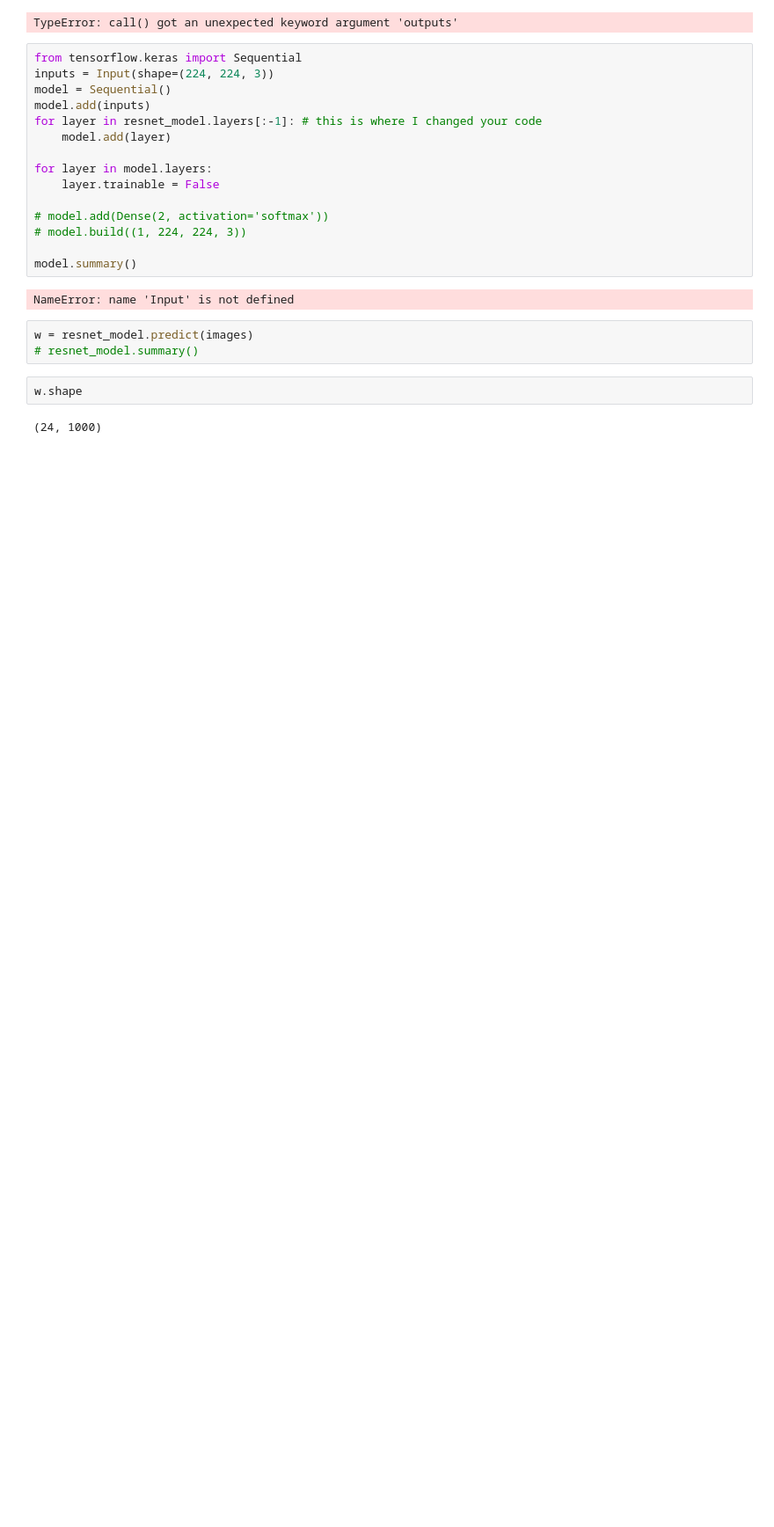
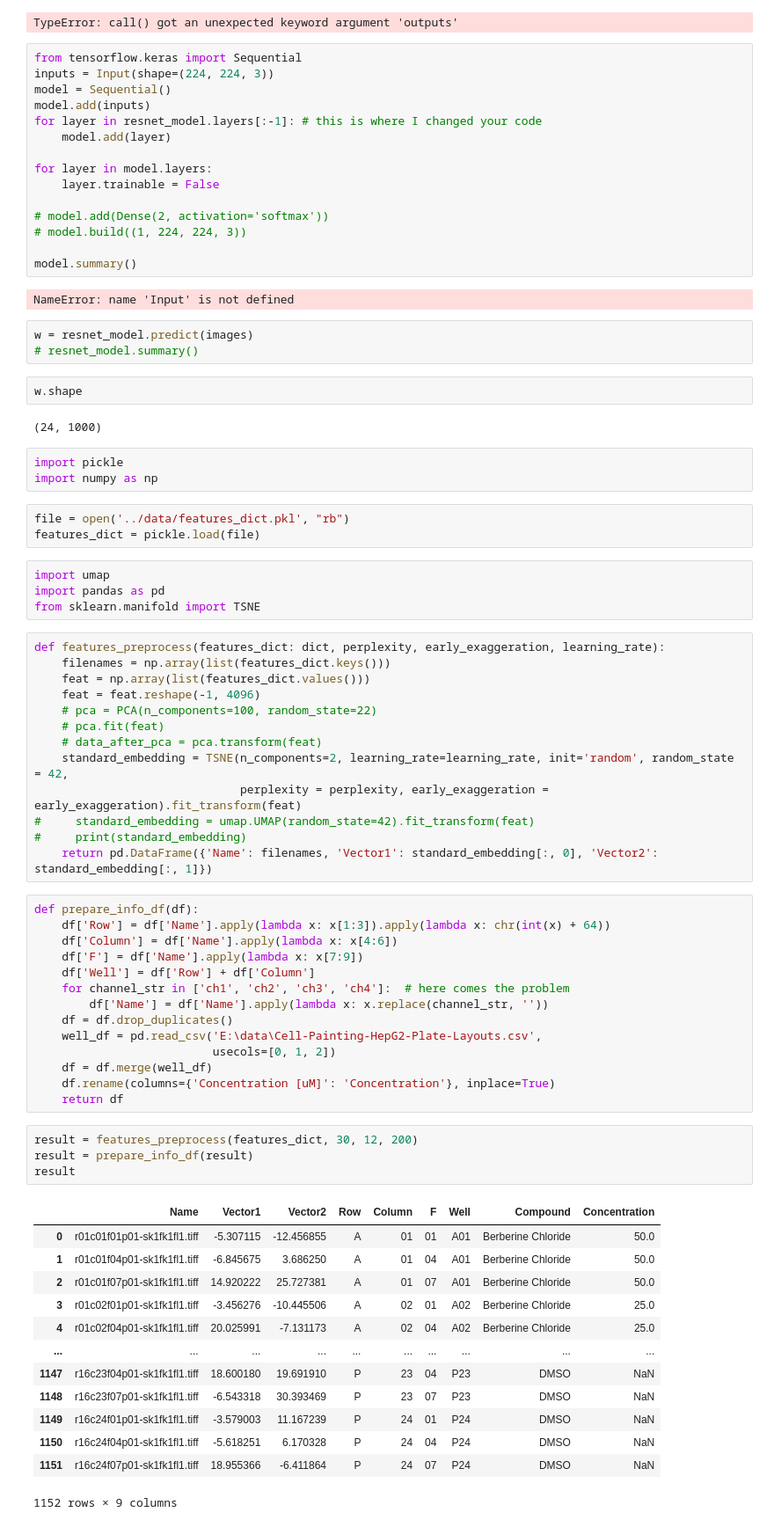
Before and after one commit to Imrauviel/cell-painting-dashboard, a Jupyter notebook: notebooks/VGG19+pca+tsne(kradzione).ipynb, the cells around one changed output. Shown at 88% size. Cells and saved outputs as stored; diff of their text form; blank space fills up the shorter version.

```diff
--- a/notebooks/VGG19+pca+tsne(kradzione).ipynb
+++ b/notebooks/VGG19+pca+tsne(kradzione).ipynb
@@ -270,3 +270,58 @@ w = resnet_model.predict(images)
 w.shape
 # %% [output]
 (24, 1000)
+# %%
+import pickle
+import numpy as np
+# %%
+file = open('../data/features_dict.pkl', "rb")
+features_dict = pickle.load(file)
+# %%
+import umap
+import pandas as pd
+from sklearn.manifold import TSNE
+# %%
+def features_preprocess(features_dict: dict, perplexity, early_exaggeration, learning_rate):
+    filenames = np.array(list(features_dict.keys()))
+    feat = np.array(list(features_dict.values()))
+    feat = feat.reshape(-1, 4096)
+    # pca = PCA(n_components=100, random_state=22)
+    # pca.fit(feat)
+    # data_after_pca = pca.transform(feat)
+    standard_embedding = TSNE(n_components=2, learning_rate=learning_rate, init='random', random_state = 42,
+                              perplexity = perplexity, early_exaggeration = early_exaggeration).fit_transform(feat)
+#     standard_embedding = umap.UMAP(random_state=42).fit_transform(feat)
+#     print(standard_embedding)
+    return pd.DataFrame({'Name': filenames, 'Vector1': standard_embedding[:, 0], 'Vector2': standard_embedding[:, 1]})
+# %%
+def prepare_info_df(df):
+    df['Row'] = df['Name'].apply(lambda x: x[1:3]).apply(lambda x: chr(int(x) + 64))
+    df['Column'] = df['Name'].apply(lambda x: x[4:6])
+    df['F'] = df['Name'].apply(lambda x: x[7:9])
+    df['Well'] = df['Row'] + df['Column']
+    for channel_str in ['ch1', 'ch2', 'ch3', 'ch4']:  # here comes the problem
+        df['Name'] = df['Name'].apply(lambda x: x.replace(channel_str, ''))
+    df = df.drop_duplicates()
+    well_df = pd.read_csv('E:\data\Cell-Painting-HepG2-Plate-Layouts.csv',
+                          usecols=[0, 1, 2])
+    df = df.merge(well_df)
+    df.rename(columns={'Concentration [uM]': 'Concentration'}, inplace=True)
+    return df
+# %%
+result = features_preprocess(features_dict, 30, 12, 200)
+result = prepare_info_df(result)
+result
+# %% [output]
+|  | Name | Vector1 | Vector2 | Row | Column | F | Well | Compound | Concentration |
+| 0 | r01c01f01p01-sk1fk1fl1.tiff | -5.307115 | -12.456855 | A | 01 | 01 | A01 | Berberine Chloride | 50.0 |
+| 1 | r01c01f04p01-sk1fk1fl1.tiff | -6.845675 | 3.686250 | A | 01 | 04 | A01 | Berberine Chloride | 50.0 |
+| 2 | r01c01f07p01-sk1fk1fl1.tiff | 14.920222 | 25.727381 | A | 01 | 07 | A01 | Berberine Chloride | 50.0 |
+| 3 | r01c02f01p01-sk1fk1fl1.tiff | -3.456276 | -10.445506 | A | 02 | 01 | A02 | Berberine Chloride | 25.0 |
+| 4 | r01c02f04p01-sk1fk1fl1.tiff | 20.025991 | -7.131173 | A | 02 | 04 | A02 | Berberine Chloride | 25.0 |
+| ... | ... | ... | ... | ... | ... | ... | ... | ... | ... |
+| 1147 | r16c23f04p01-sk1fk1fl1.tiff | 18.600180 | 19.691910 | P | 23 | 04 | P23 | DMSO | NaN |
+| 1148 | r16c23f07p01-sk1fk1fl1.tiff | -6.543318 | 30.393469 | P | 23 | 07 | P23 | DMSO | NaN |
+| 1149 | r16c24f01p01-sk1fk1fl1.tiff | -3.579003 | 11.167239 | P | 24 | 01 | P24 | DMSO | NaN |
+| 1150 | r16c24f04p01-sk1fk1fl1.tiff | -5.618251 | 6.170328 | P | 24 | 04 | P24 | DMSO | NaN |
+| 1151 | r16c24f07p01-sk1fk1fl1.tiff | 18.955366 | -6.411864 | P | 24 | 07 | P24 | DMSO | NaN |
+1152 rows × 9 columns
```
Also changed, not shown: parts of 6 cells of this notebook, 11 other files.
